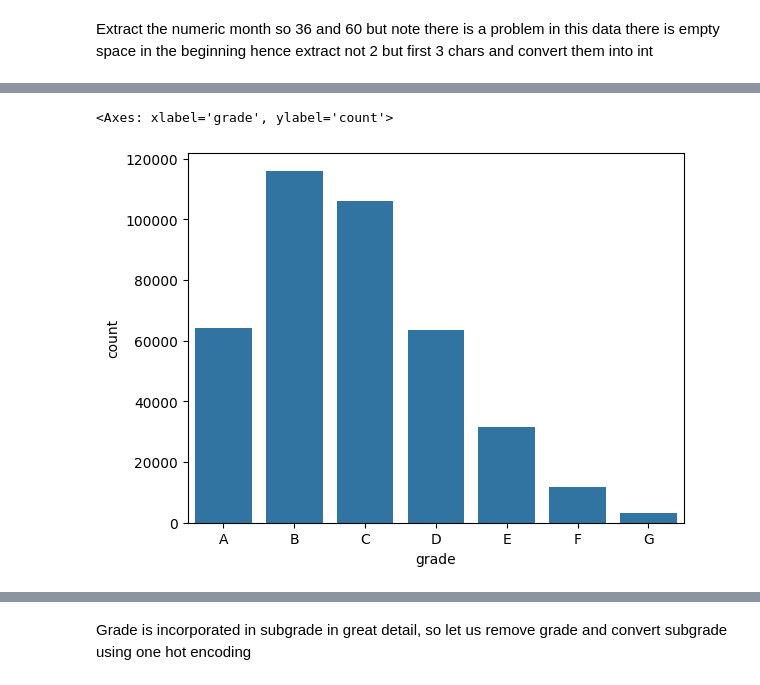
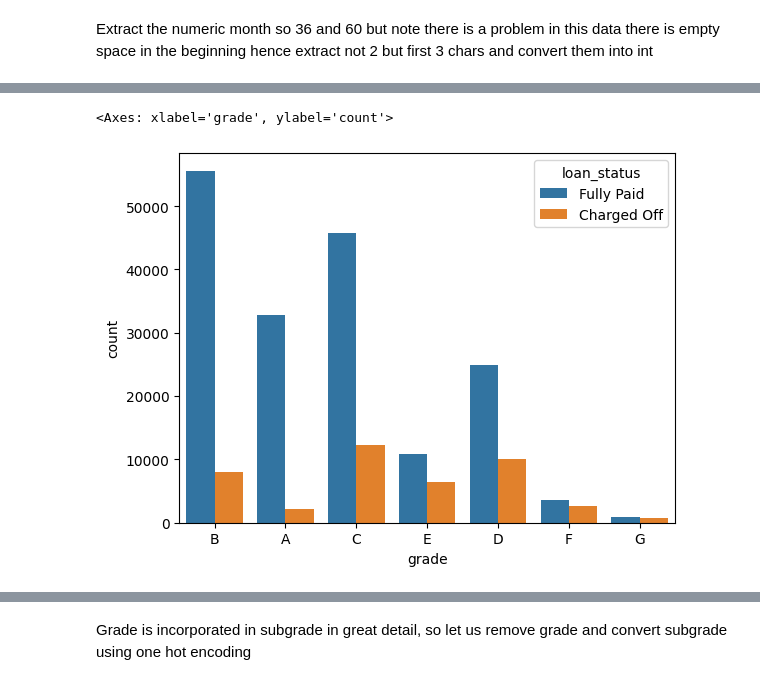
Before and after one commit to taru4u3/NeuralNetzwerk, a Jupyter notebook: check_credit_staus_fullypaid_chargedoff_real_praxis_feature_engineering_heavy_NN.ipynb, the cells around one changed output, grey strips where cells are left out. Cells and saved outputs as stored; diff of their text form; code cells hidden in the pictures.

```diff
--- a/check_credit_staus_fullypaid_chargedoff_real_praxis_feature_engineering_heavy_NN.ipynb
+++ b/check_credit_staus_fullypaid_chargedoff_real_praxis_feature_engineering_heavy_NN.ipynb
@@ -216,7 +213,8 @@ memory usage: 87.6+ MB
-# %%
-sns.countplot(x=df['grade'].sort_values())
-# %% [output]
-<Axes: xlabel='grade', ylabel='count'>
-[figure, removed]
+# %%
+sns.countplot(x=df['grade'].sort_values(),hue=df['loan_status'])
+# it looks like the class F and G has not paid off loan often
+# %% [output]
+<Axes: xlabel='grade', ylabel='count'>
+[figure, added]
 # %%
 plt.figure(figsize = (10,8))
```
Also changed, not shown: parts of 107 cells of this notebook.
